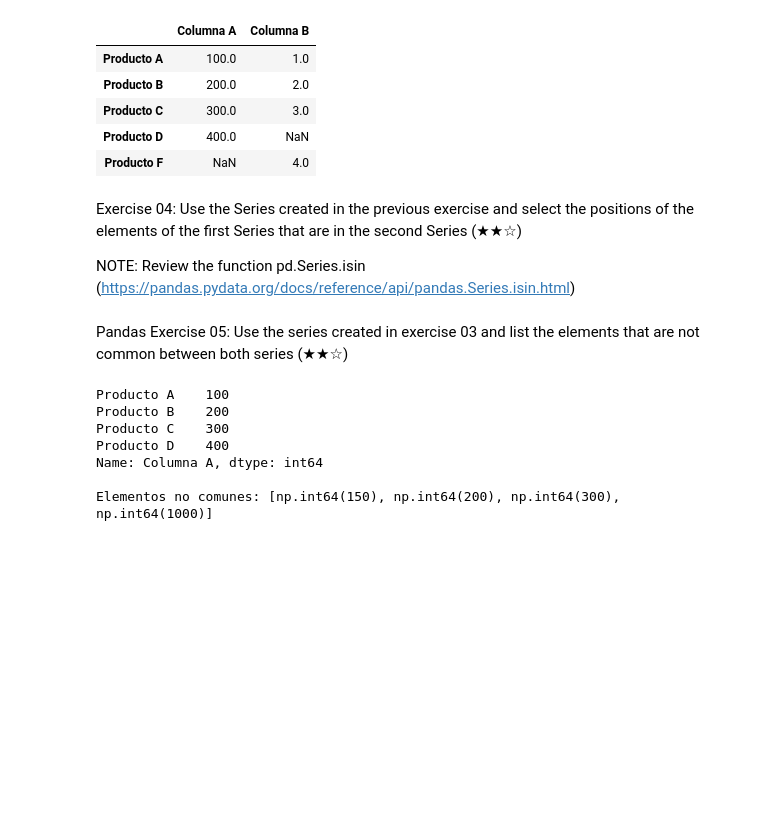
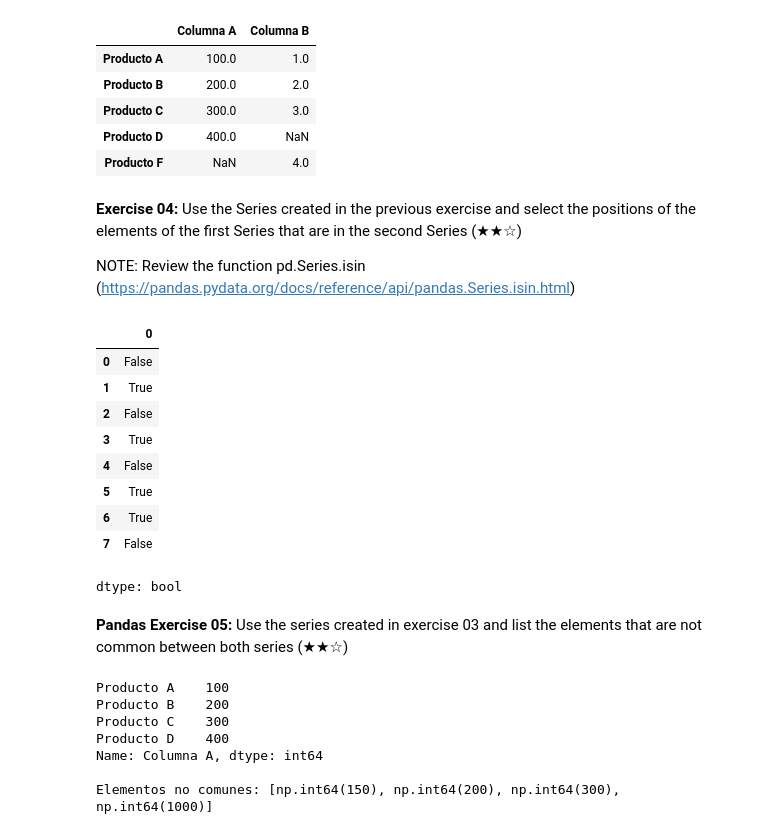
Before and after one commit to S4qk/Btp-Data-Science, a Jupyter notebook: Only_Pandas.ipynb, the cells around one changed output. Saved outputs shown, nothing was run; the diff lists cells and outputs as text; code cells hidden in the pictures; blank space fills up the shorter version.

```diff
--- a/Only_Pandas.ipynb
+++ b/Only_Pandas.ipynb
@@ -335,11 +371,29 @@ Name: Columna A, dtype: int64
 | Producto D | 400.0 | NaN |
 | Producto F | NaN | 4.0 |
 # %% [markdown]
-Exercise 04: Use the Series created in the previous exercise and select the positions of the elements of the first Series that are in the second Series (★★☆)
+**Exercise 04:** Use the Series created in the previous exercise and select the positions of the elements of the first Series that are in the second Series (★★☆)
 
 NOTE: Review the function pd.Series.isin (https://pandas.pydata.org/docs/reference/api/pandas.Series.isin.html)
+# %%
+# Two new series
+z1 = pd.Series([1,8,3,0,5,20,4,7])
+z2 = pd.Series([0,2,4,6,8,10,12,14,16,18,20])
+
+# Intersection of the series = {0,8,20,4}
+z1.isin(z2)
+# %% [output]
+|  | 0 |
+| 0 | False |
+| 1 | True |
+| 2 | False |
+| 3 | True |
+| 4 | False |
+| 5 | True |
+| 6 | True |
+| 7 | False |
+dtype: bool
 # %% [markdown]
-Pandas Exercise 05: Use the series created in exercise 03 and list the elements that are not common between both series (★★☆)
+**Pandas Exercise 05:** Use the series created in exercise 03 and list the elements that are not common between both series (★★☆)
 # %%
 import pandas as pd
 
```
Also changed, not shown: parts of 10 cells of this notebook.
